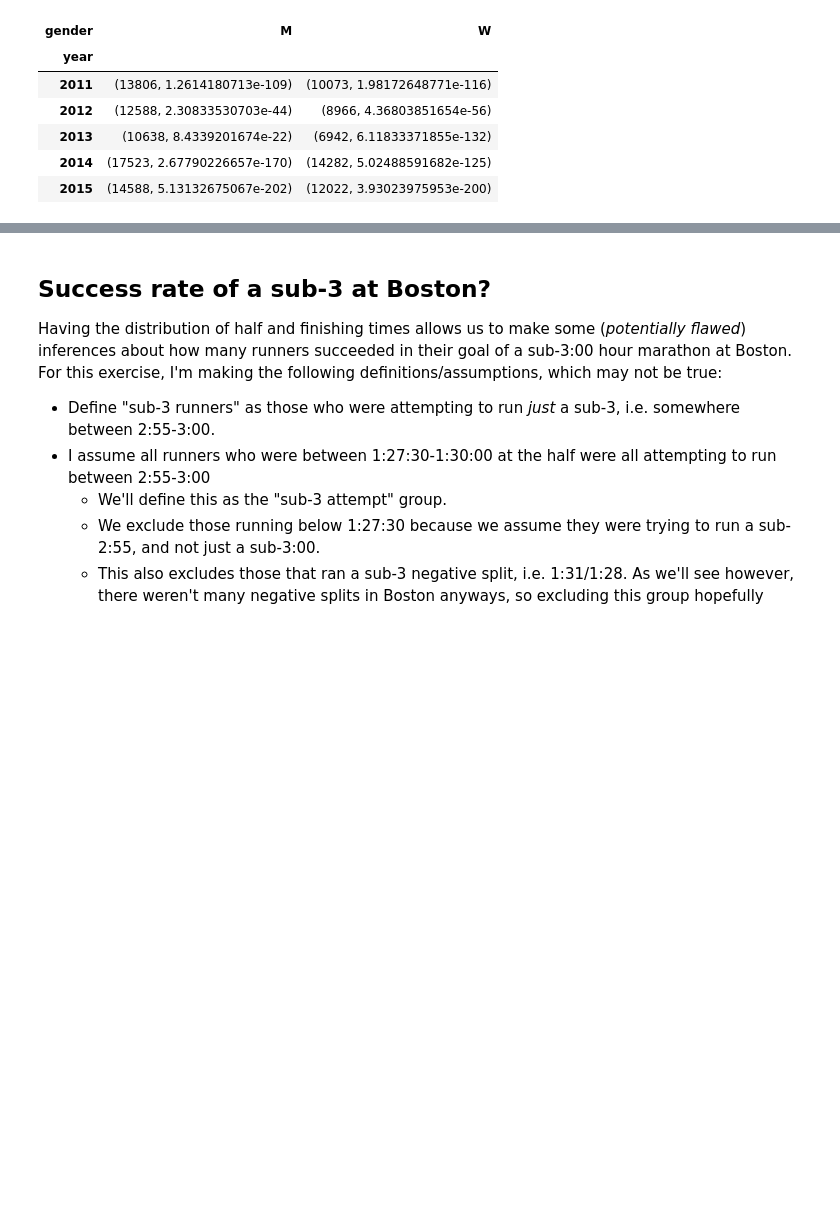
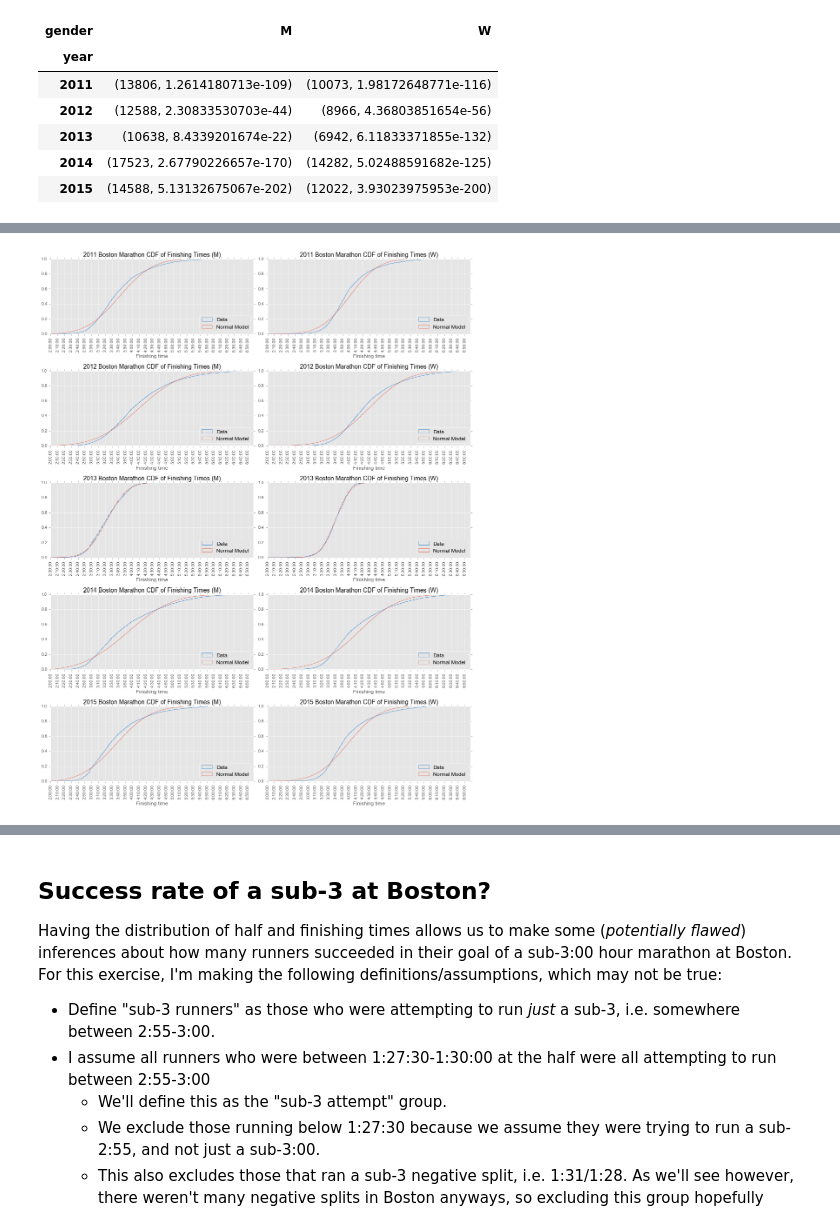
Before and after one commit to pchng/boston-marathon-2011-2015, a Jupyter notebook: Boston Marathon 2011-2015 Results Analysis.ipynb, the cells around one changed output, grey strips where cells are left out. Drawn from its saved outputs; the diff is of its cells as text; code cells hidden in the pictures; blank space fills up the shorter version.

Commit message:
Update with normal model comparisons: CDF and normal probability plots.

```diff
--- a/Boston Marathon 2011-2015 Results Analysis.ipynb
+++ b/Boston Marathon 2011-2015 Results Analysis.ipynb
@@ -537,0 +523,63 @@ I don't know exactly why my result differ so much from [*El Helou et al.*](http:
+# %%
+# References:
+# http://allendowney.blogspot.ca/2013/08/are-my-data-normal.html
+# http://allendowney.blogspot.ca/2013/09/how-to-consume-statistical-analysis.html
+def plot_cdf_with_norm(sub_group, ax, title, histtype='step', num_norm_samples=100000, lognormal=False):
+    # Using 1-min bins from 2 hours to 7 hours.
+    bin_width = 60
+    start = 7200
+    range_hours = 5
+    num_bins= range_hours * (3600/bin_width)
+    bins = [start + i*bin_width for i in range(num_bins)]
+
+    # If plotting against a lognormal model, take the log of the finishing times, then compute the
+    # {mean, std. dev} of this dataset and use these as the parameters for a normal model.
+    data = sub_group.raw_finish
+    if lognormal:
+        bins = np.log(bins)
+        data = np.log(data)
+
+    # Generate an approximation of normal CDF by taking 100,000 samples from the normal distribution.
+    # Use the sub-group mean and standard deviation.
+    norm_model = pd.Series(
+        np.random.normal(loc=data.mean(), scale=data.std(), size=num_norm_samples))
+
+    # Plot CDF of finishing times.
+    ax.hist(data, bins=bins, cumulative=True,
+                                  color=(0, 0.4, 0.8), histtype=histtype, normed=True, label='Data')
+    ax.set_title(title, size=14)
+    if not lognormal:
+        ax.xaxis.set_major_formatter(matplotlib.ticker.FuncFormatter(lambda x, pos: str(datetime.timedelta(seconds=x))))
+        ax.xaxis.set_major_locator(MultipleLocator(10*60))
+
+    # Plot CDF of associated normal distribution.
+    model_title = 'Lognormal Model' if lognormal else 'Normal Model'
+    ax.hist(norm_model, bins=bins, cumulative=True, histtype=histtype, normed=True, label=model_title)
+
+    for tick in ax.xaxis.get_ticklabels():
+        tick.set_rotation(90)
+    ax.set_ylim([0, 1.0])
+    ax.set_xlim(bins[0], bins[-2])
+    ax.set_xlabel('Finishing time')
+    if lognormal:
+        ax.set_xlabel('Finishing time (log s)')
+    #ax.set_ylabel('CDF')
+    ax.legend(loc=4)
+
+# Returns slices grouped by the specified keys and a sorted list of tuples of the groups.
+def sorted_sub_groups(results, keys):
+    results_groupby = results.groupby(keys)
+    # The keys (which are tuples) are not sorted by default.
+    sorted_keys = sorted(results_groupby.groups.keys())
+    return results_groupby, sorted_keys
+
+results_year_gender_groupby, groupby_keys = sorted_sub_groups(results, ['year', 'gender'])
+fig, axes = pyplot.subplots(nrows=len(results.year.unique()), ncols=len(results.gender.unique()), figsize=(14, 18))
+i = 0
+for year, gender in groupby_keys:
+    plot_cdf_with_norm(results_year_gender_groupby.get_group((year, gender)), axes[i/2, i%2],
+                       title='{} Boston Marathon CDF of Finishing Times ({})'.format(year, gender))
+    i += 1
+pyplot.tight_layout()
+# %% [output]
+[figure, added]
```
Also changed, not shown: parts of 13 cells of this notebook.
